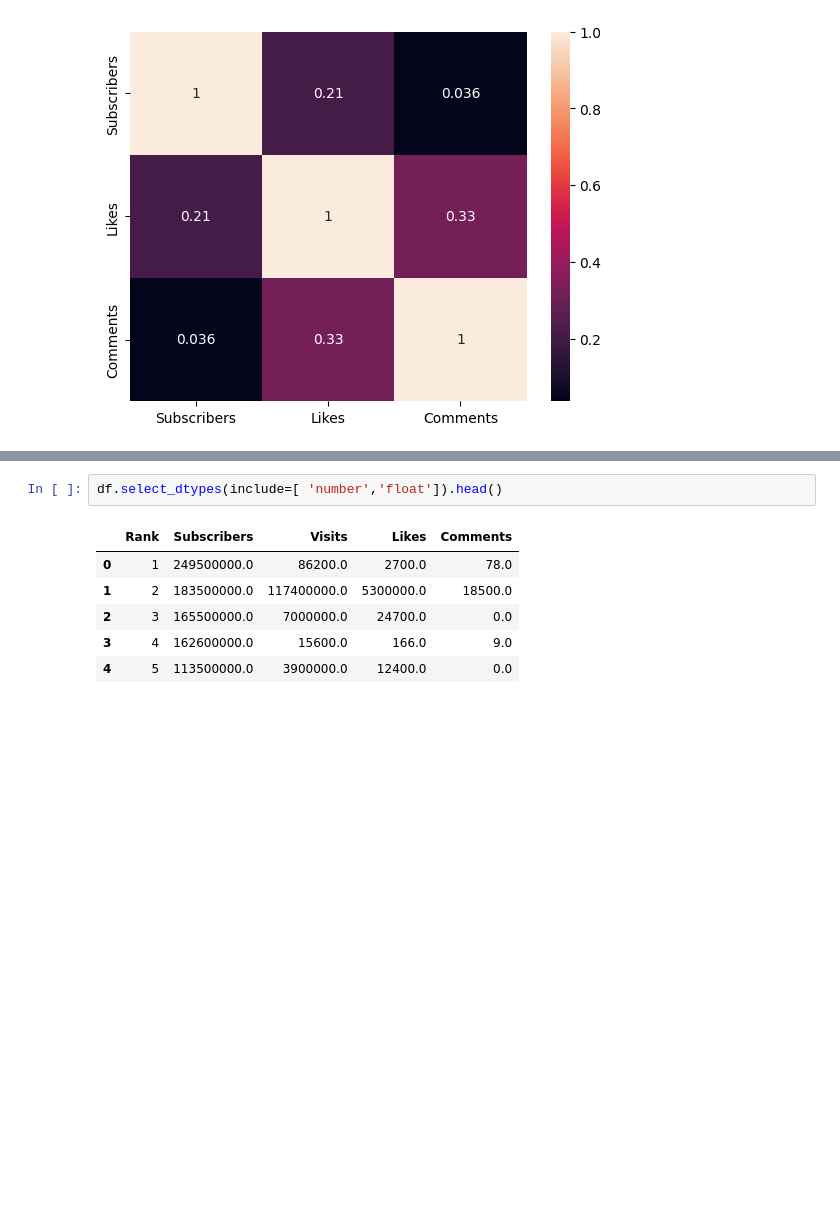
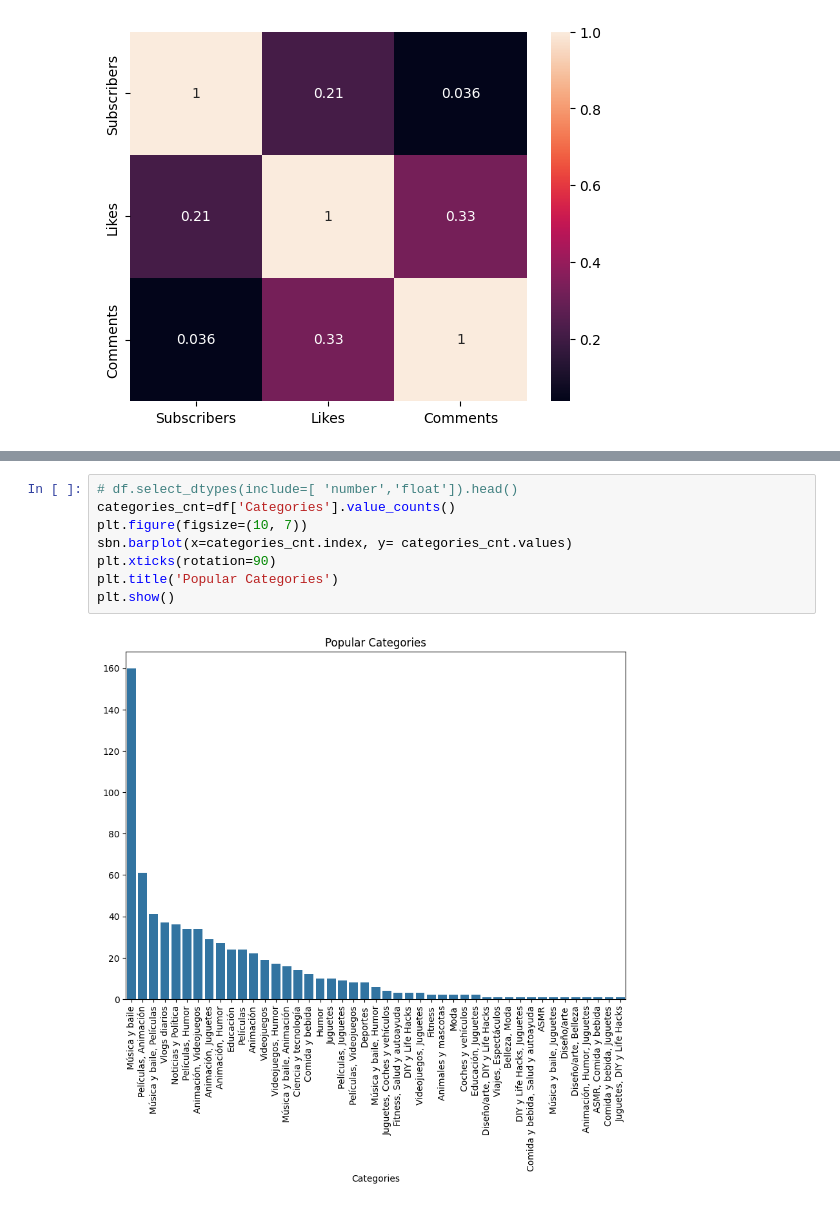
Before and after one commit to idah-github/DA-TASK-INTERN-CAREER, a Jupyter notebook: explore.ipynb, the cells around one changed output, grey strips where cells are left out. Saved outputs shown, nothing was run; the diff lists cells and outputs as text; blank space fills up the shorter version.

```diff
--- a/explore.ipynb
+++ b/explore.ipynb
@@ -232,9 +252,10 @@ df.boxplot()
-# %%
-df.select_dtypes(include=[ 'number','float']).head()
-# %% [output]
-|  | Rank | Subscribers | Visits | Likes | Comments |
-| 0 | 1 | 249500000.0 | 86200.0 | 2700.0 | 78.0 |
-| 1 | 2 | 183500000.0 | 117400000.0 | 5300000.0 | 18500.0 |
-| 2 | 3 | 165500000.0 | 7000000.0 | 24700.0 | 0.0 |
-| 3 | 4 | 162600000.0 | 15600.0 | 166.0 | 9.0 |
-| 4 | 5 | 113500000.0 | 3900000.0 | 12400.0 | 0.0 |
+# %%
+# df.select_dtypes(include=[ 'number','float']).head()
+categories_cnt=df['Categories'].value_counts()
+plt.figure(figsize=(10, 7))
+sbn.barplot(x=categories_cnt.index, y= categories_cnt.values)
+plt.xticks(rotation=90)
+plt.title('Popular Categories')
+plt.show()
+# %% [output]
+[figure, added]
```
Also changed, not shown: parts of 6 cells of this notebook.
